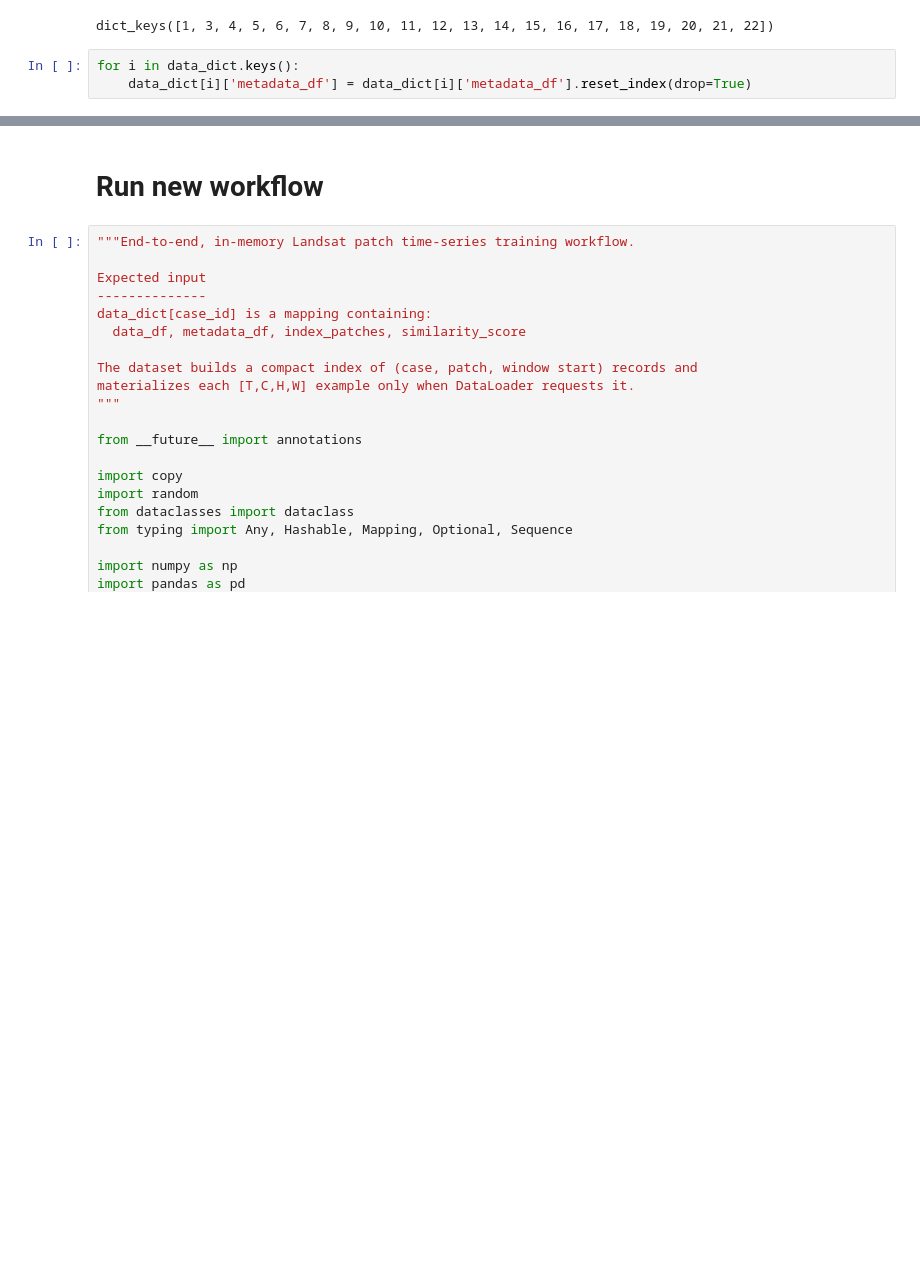
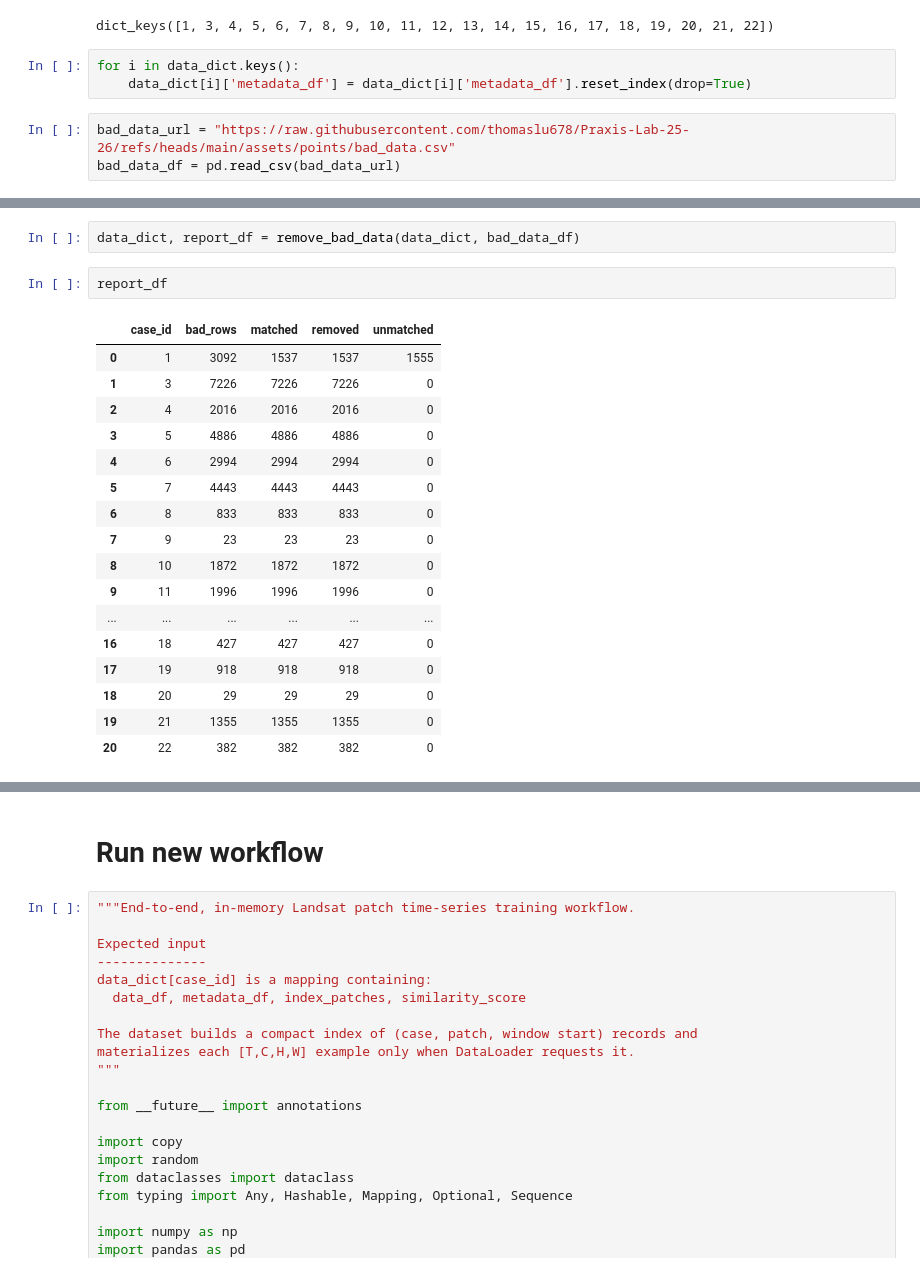
Before and after one commit to thomaslu678/Praxis-Lab-25-26, a Jupyter notebook: clean/16_VIT_No_Test.ipynb, the cells around one changed output, grey strips where cells are left out. Cells and saved outputs as stored; diff of their text form; blank space fills up the shorter version.

Commit message:
filter out bad data + add patch based mission indices

```diff
--- a/clean/16_VIT_No_Test.ipynb
+++ b/clean/16_VIT_No_Test.ipynb
@@ -174,3 +174,6 @@ dict_keys([1, 3, 4, 5, 6, 7, 8, 9, 10, 11, 12, 13, 14, 15, 16, 17, 18, 19, 20, 2
 # %%
 for i in data_dict.keys():
     data_dict[i]['metadata_df'] = data_dict[i]['metadata_df'].reset_index(drop=True)
+# %%
+bad_data_url = "https://raw.githubusercontent.com/thomaslu678/Praxis-Lab-25-26/refs/heads/main/assets/points/bad_data.csv"
+bad_data_df = pd.read_csv(bad_data_url)
@@ -176,0 +225,22 @@ for i in data_dict.keys():
+# %%
+data_dict, report_df = remove_bad_data(data_dict, bad_data_df)
+# %%
+report_df
+# %% [output]
+|  | case_id | bad_rows | matched | removed | unmatched |
+| 0 | 1 | 3092 | 1537 | 1537 | 1555 |
+| 1 | 3 | 7226 | 7226 | 7226 | 0 |
+| 2 | 4 | 2016 | 2016 | 2016 | 0 |
+| 3 | 5 | 4886 | 4886 | 4886 | 0 |
+| 4 | 6 | 2994 | 2994 | 2994 | 0 |
+| 5 | 7 | 4443 | 4443 | 4443 | 0 |
+| 6 | 8 | 833 | 833 | 833 | 0 |
+| 7 | 9 | 23 | 23 | 23 | 0 |
+| 8 | 10 | 1872 | 1872 | 1872 | 0 |
+| 9 | 11 | 1996 | 1996 | 1996 | 0 |
+| ... | ... | ... | ... | ... | ... |
+| 16 | 18 | 427 | 427 | 427 | 0 |
+| 17 | 19 | 918 | 918 | 918 | 0 |
+| 18 | 20 | 29 | 29 | 29 | 0 |
+| 19 | 21 | 1355 | 1355 | 1355 | 0 |
+| 20 | 22 | 382 | 382 | 382 | 0 |
```
Also changed, not shown: parts of 4 cells of this notebook.
